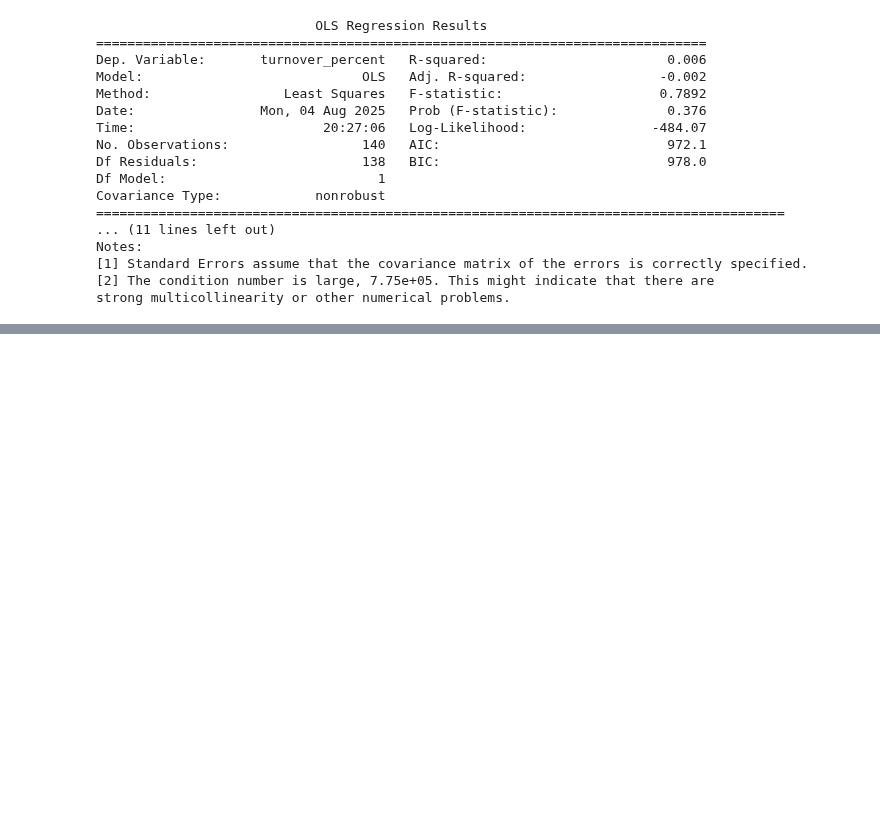
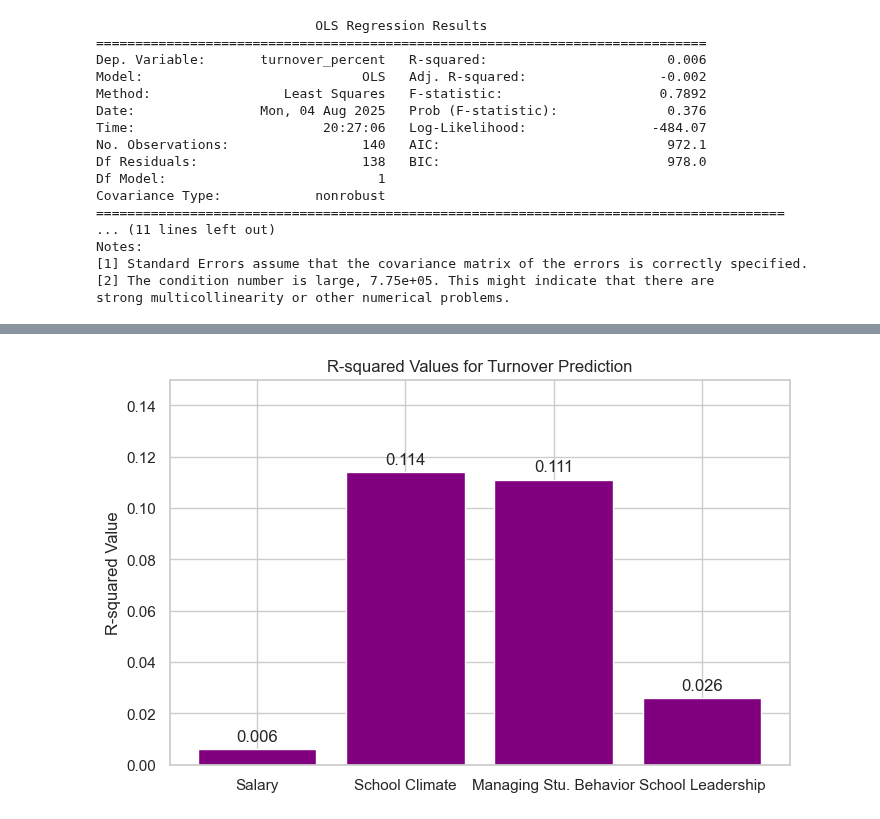
Before and after one commit to LucyHCollins/Teacher_Turnover, a Jupyter notebook: Teacher_Turnover.ipynb, the cells around one changed output, grey strips where cells are left out. Cells and saved outputs as stored; diff of their text form; code cells hidden in the pictures; blank space fills up the shorter version.

Commit message:
added R values bar graph

```diff
--- a/Teacher_Turnover.ipynb
+++ b/Teacher_Turnover.ipynb
@@ -612,0 +691,14 @@ strong multicollinearity or other numerical problems.
+# %%
+variables = ['Salary', 'School Climate', 'Managing Stu. Behavior', 'School Leadership']
+r_squared = [0.006, 0.114, 0.111, 0.026]
+plt.figure(figsize=(8,5))
+bars = plt.bar(variables, r_squared, color='purple')
+plt.title('R-squared Values for Turnover Prediction')
+plt.ylabel('R-squared Value')
+plt.ylim(0,0.15)
+for bar in bars:
+    height = bar.get_height()
+    plt.text(bar.get_x() + bar.get_width()/2, height + 0.002, f'{height:.3f}', ha='center', va='bottom')
+plt.show()
+# %% [output]
+[figure, added]
```
Also changed, not shown: parts of 3 cells of this notebook, 1 other file.
